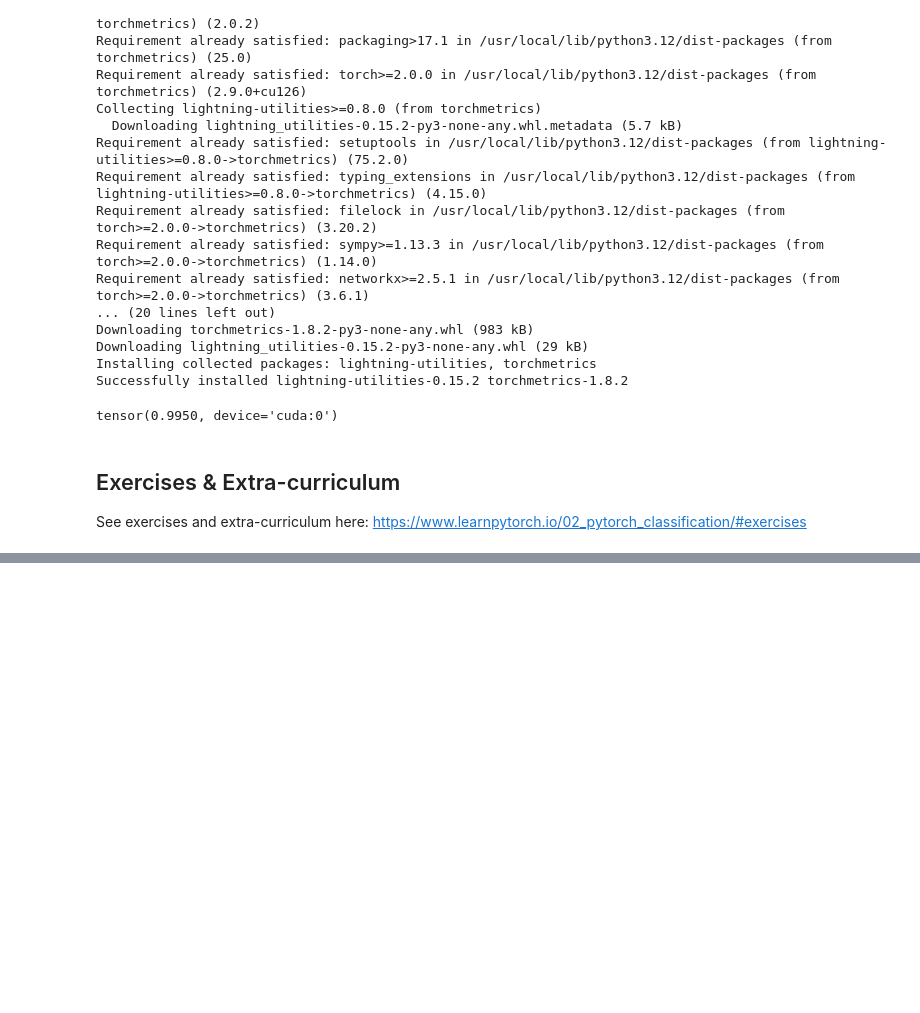
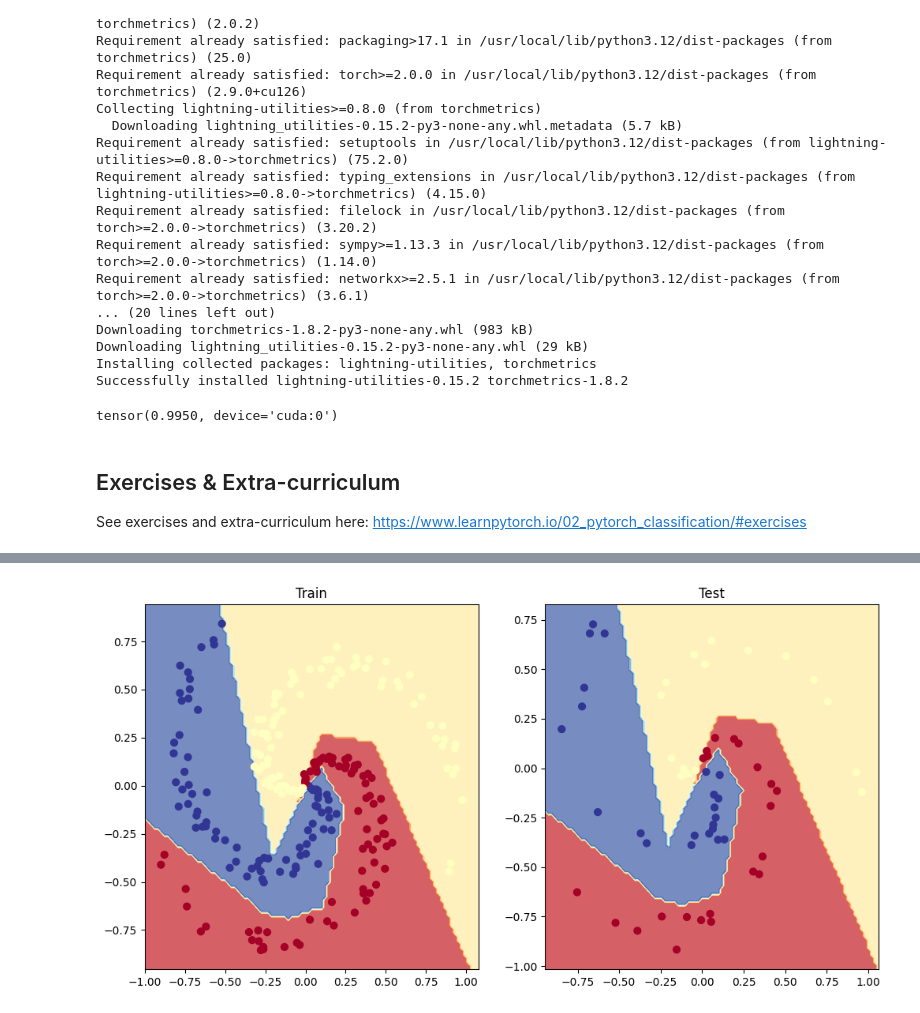
Before and after one commit to FusRaDa/PyTorch-Guide, a Jupyter notebook: 02.ipynb, the cells around one changed output, grey strips where cells are left out. Drawn from its saved outputs; the diff is of its cells as text; code cells hidden in the pictures; blank space fills up the shorter version.

```diff
--- a/02.ipynb
+++ b/02.ipynb
@@ -1261,0 +1560,34 @@ See exercises and extra-curriculum here: https://www.learnpytorch.io/02_pytorch_
+# %%
+# Create loss_fn and optimizer
+loss_fn = nn.CrossEntropyLoss()
+optimizer = torch.optim.Adam(params=model_spiral.parameters(), lr=0.1)
+
+# Create accuracy function
+acc_fn = Accuracy(task='Multiclass', num_classes=3).to(device)
+# %%
+torch.manual_seed(42)
+torch.cuda.manual_seed(42)
+
+X_train_spiral, y_train_spiral = X_train_spiral.to(device), y_train_spiral.to(device)
+X_test_spiral, y_test_spiral = X_test_spiral.to(device), y_test_spiral.to(device)
+
+epochs = 100
+for epoch in range(epochs):
+    model_spiral.train()
+    y_logits = model_spiral(X_train_spiral)
+    y_pred = torch.softmax(y_logits, dim=1).argmax(dim=1)
+    loss = loss_fn(y_logits, y_train_spiral)
+    acc = acc_fn(y_pred, y_train_spiral)
+    optimizer.zero_grad()
+    loss.backward()
+    optimizer.step()
+
+    model_spiral.eval()
+    with torch.inference_mode():
+        test_logits = model_spiral(X_test_spiral)
+        test_pred = torch.softmax(test_logits, dim=1).argmax(dim=1)
+        test_loss = loss_fn(test_logits, y_test_spiral)
+        test_acc = acc_fn(test_pred, y_test_spiral)
+
+    if epoch % 10 == 0:
+        print(f"Epoch: {epoch} | Loss: {loss:.2f}, Acc: {acc:.2f} | Test Loss: {test_loss:.4f}, Test Acc: {test_acc:.2f}")
@@ -1261,0 +1605,11 @@ See exercises and extra-curriculum here: https://www.learnpytorch.io/02_pytorch_
+# %%
+# Plot decision boundary of the model
+plt.figure(figsize=(12, 6))
+plt.subplot(1, 2, 1)
+plt.title("Train")
+plot_decision_boundary(model_spiral, X_train_spiral, y_train_spiral)
+plt.subplot(1, 2, 2)
+plt.title("Test")
+plot_decision_boundary(model_spiral, X_test_spiral, y_test_spiral)
+# %% [output]
+[figure, added]
```
Also changed, not shown: parts of 19 cells of this notebook.
